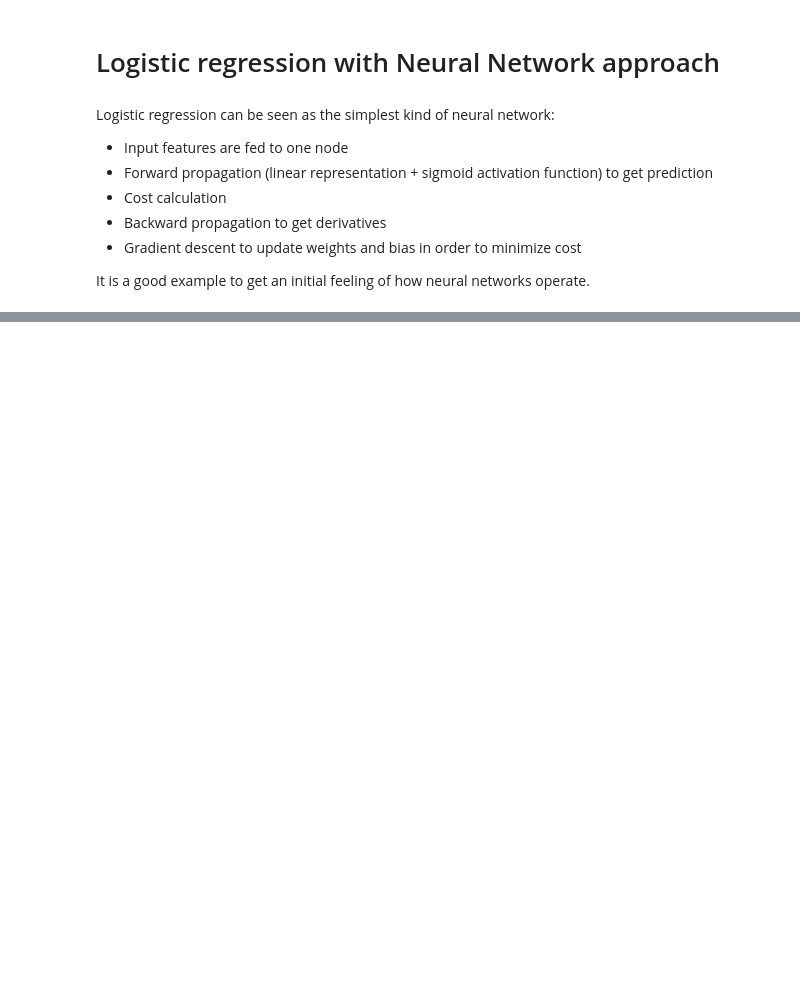
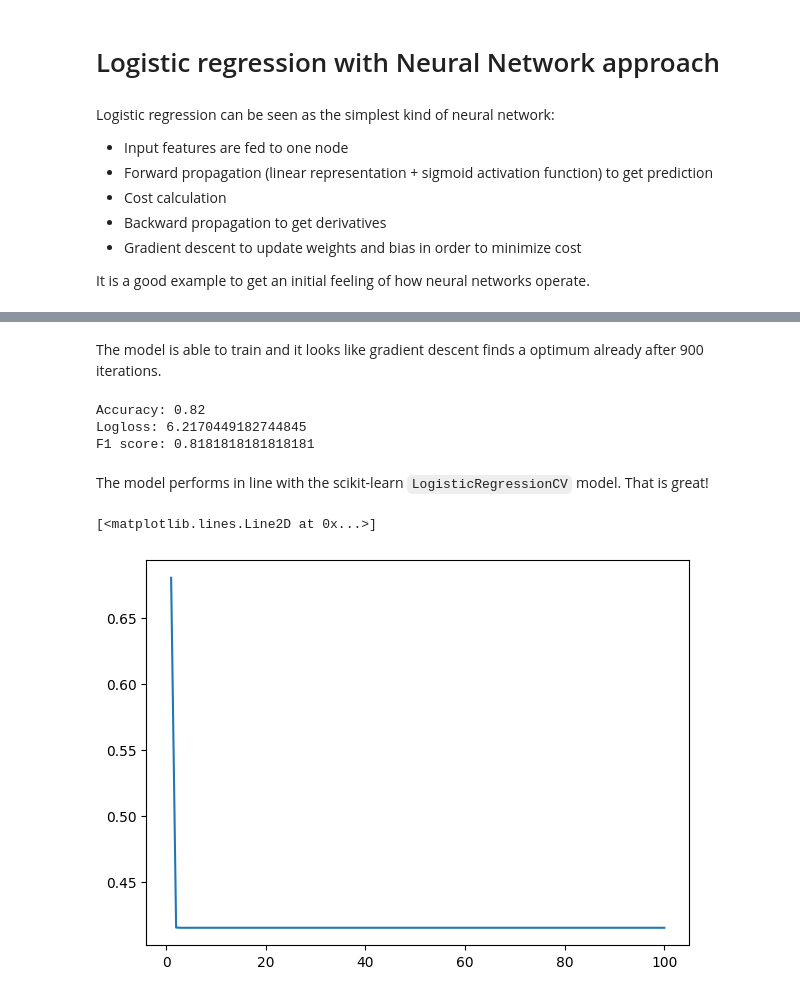
Before and after one commit to JanetVictorious/deep-learning-fundamentals, a Jupyter notebook: 01_basic_neural_networks/logistic_regression_nn_approach.ipynb, the cells around one changed output, grey strips where cells are left out. Cells and saved outputs as stored; diff of their text form; code cells hidden in the pictures; blank space fills up the shorter version.

```diff
--- a/01_basic_neural_networks/logistic_regression_nn_approach.ipynb
+++ b/01_basic_neural_networks/logistic_regression_nn_approach.ipynb
@@ -33,0 +138,7 @@ plt.scatter(X[:,0], X[:, 1], c=y)
+# %%
+# Instantiate model object
+model = LogisticModel()
+# %%
+# Train model for `num_iter` iteration with learning rate `learning_rate`
+# Print cost of every 100 iteration
+model.fit(X_train, y_train, num_iter=10000, learning_rate=0.5, print_cost=True)
@@ -33,0 +164,28 @@ plt.scatter(X[:,0], X[:, 1], c=y)
+# %% [markdown]
+The model is able to train and it looks like gradient descent finds a optimum already after 900 iterations.
+# %%
+# Evaluation on test set
+y_pred_ml = model.predict(X_test)
+
+print(f'Accuracy: {accuracy_score(y_test, y_pred_ml)}')
+print(f'Logloss: {log_loss(y_test, y_pred_ml)}')
+print(f'F1 score: {f1_score(y_test, y_pred_ml)}')
+# %% [output]
+Accuracy: 0.82
+Logloss: 6.2170449182744845
+F1 score: 0.8181818181818181
+# %% [markdown]
+The model performs in line with the scikit-learn `LogisticRegressionCV` model. That is great!
+# %%
+# Print learning curve
+idx = []
+cost = []
+for it, c in enumerate(model.learning_rate):
+    idx.append(it + 1)
+    cost.append(c)
+
+plt.figure(figsize=(7, 5))
+plt.plot(idx, cost)
+# %% [output]
+[<matplotlib.lines.Line2D at 0x...>]
+[figure, added]
```
Also changed, not shown: parts of 10 cells of this notebook.
